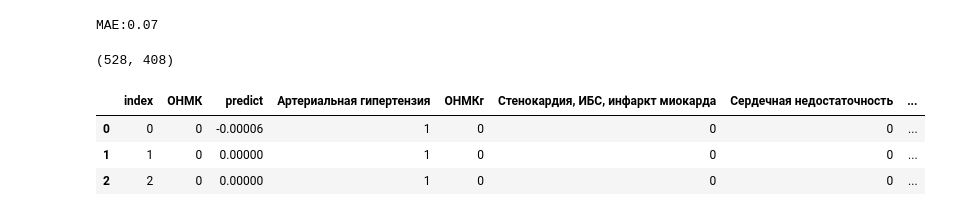
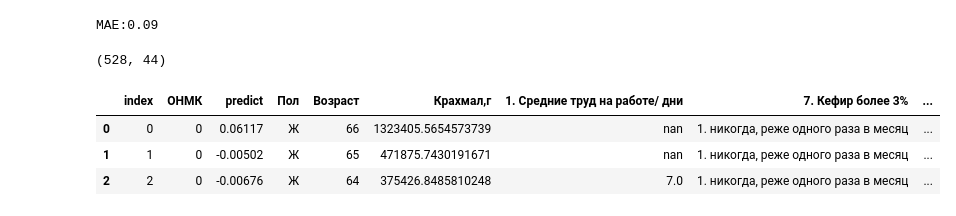
Before and after one commit to andrewkomkov/do_not_heart_me, a Jupyter notebook: Блокнот ML.ipynb, the cells around one changed output. Drawn from its saved outputs; the diff is of its cells as text; code cells hidden in the pictures.

```diff
--- a/Блокнот ML.ipynb
+++ b/Блокнот ML.ipynb
@@ -14,11 +29,12 @@ pd.set_option('display.max_columns', None)
 # %%
+#obsled = pd.read_excel('Обслед.xls')
+
 passport = pd.read_excel('Паспорт.xls')
 sovershen1 = pd.read_excel('Совершен1.xls')
 epoch2 = pd.read_excel('EPOCH2.xls')
 ipaq = pd.read_excel('IPAQ.xls')
 dom_hoz = pd.read_excel('Дом_хоз.xls')
-obsled = pd.read_excel('Обслед.xls')
-ocenka_terr = pd.read_excel('Оценка_терр.xls')
+ocenka_terr = pd.read_excel('Оценка_терр.xlsx')
 pitanie = pd.read_excel('Питание.xls')
 pitanie2 = pd.read_excel('Питание2.xls')
 semya = pd.read_excel('Семья.xls')
@@ -30,25 +86,12 @@ passport['Место проживания 1-город 2-село'] = passport['
 # %%
-passport.index = passport['ID']
-#passport = passport.drop('ID', axis=1)
-sovershen1.index = sovershen1['ID']
-sovershen2.index = sovershen2['ID']
-epoch2.index = epoch2['ID']
-ipaq.index = ipaq['ID']
-dom_hoz.index = dom_hoz['ID']
-ocenka_terr.index = ocenka_terr['ID']
-obsled.index = obsled['ID']
-pitanie.index = pitanie['ID']
-pitanie2.index = pitanie2['ID']
-semya.index = semya['ID']
-fizish_akt.index = fizish_akt['ID']
-
+#Объединим все таблицы в одну
 df = passport.merge(sovershen1, left_index=True, right_index=True)
 df = df.merge(sovershen2, left_index=True, right_index=True)
 df = df.merge(epoch2, left_index=True, right_index=True)
 df = df.merge(ipaq, left_index=True, right_index=True)
 df = df.merge(dom_hoz, left_index=True, right_index=True)
 df = df.merge(ocenka_terr, left_index=True, right_index=True)
-df = df.merge(obsled, left_index=True, right_index=True)
+#df = df.merge(obsled, left_index=True, right_index=True)
 df = df.merge(pitanie, left_index=True, right_index=True)
 df = df.merge(pitanie2, left_index=True, right_index=True)
 df = df.merge(semya, left_index=True, right_index=True)
@@ -457,6 +274,6 @@ sns.heatmap(cm, annot=True);
 # %%
 # Делим выборку на train и test
-train_set, test_set = np.split(df1, [int(.67 * len(df1))])
+train_set, test_set = np.split(df, [int(.67 * len(df))])
 # %%
 #Матрица для train
 X_train = train_set.drop('ОНМК', axis=1)
@@ -571,0 +292,8 @@ final_model = CatBoostRegressor(iterations=100,
+# %%
+# Собственно сама сеть
+final_model = CatBoostRegressor(iterations=100,
+                                depth=16,
+                                learning_rate=0.3,
+                                random_state=42,
+                                loss_function='MultiRMSE',
+                                cat_features=columns)
@@ -595,9 +345,10 @@ final_model.fit(X_train, y_train)
 # А вот тут получаем предсказанное значение
 y_pred = final_model.predict(X_test)
 
-print('MAE:{:.2f}'.format(mean_absolute_error(y_test, y_pred)))
+print('MAE:{:.2f}'.format(
+    mean_absolute_error(y_test, y_pred)))
 # %% [output]
-MAE:0.07
+MAE:0.09
 # %%
 # Стоим список с предсказанными значениями
 df_preg = pd.Series(data=y_pred, name='prediction')
@@ -608,17 +359,17 @@ dfg = dfg.reset_index()
 dfg['predict'] = df_preg
 # %%
 # Собираем готовую таблицу со всеми значениями
-ready = dfg.join(df1, how='left', on='ID', rsuffix='r')
+ready = dfg.join(df, how='left', on='ID', rsuffix='r')
 ready = ready.drop('ID', axis=1).reset_index()
 ready['predict'] = ready['predict'].round(decimals=5)
 print(ready.shape)
 ready.head(3)
 # %% [output]
-(528, 408)
+(528, 44)
-|  | index | ОНМК | predict | Артериальная гипертензия | ОНМКr | Стенокардия, ИБС, инфаркт миокарда | Сердечная недостаточность | ... |
-| 0 | 0 | 0 | -0.00006 | 1 | 0 | 0 | 0 | ... |
-| 1 | 1 | 0 | 0.00000 | 1 | 0 | 0 | 0 | ... |
-| 2 | 2 | 0 | 0.00000 | 1 | 0 | 0 | 0 | ... |
+|  | index | ОНМК | predict | Пол | Возраст | Крахмал,г | 1. Средние труд на работе/ дни | 7. Кефир более 3% | ... |
+| 0 | 0 | 0 | 0.06117 | Ж | 66 | 1323405.5654573739 | nan | 1. никогда, реже одного раза в месяц | ... |
+| 1 | 1 | 0 | -0.00502 | Ж | 65 | 471875.7430191671 | nan | 1. никогда, реже одного раза в месяц | ... |
+| 2 | 2 | 0 | -0.00676 | Ж | 64 | 375426.8485810248 | 7.0 | 1. никогда, реже одного раза в месяц | ... |
 # %%
 # Получим вес каждого из параметров
 importances = final_model.feature_importances_
```
Also changed, not shown: parts of 37 cells of this notebook, 15 other files.
